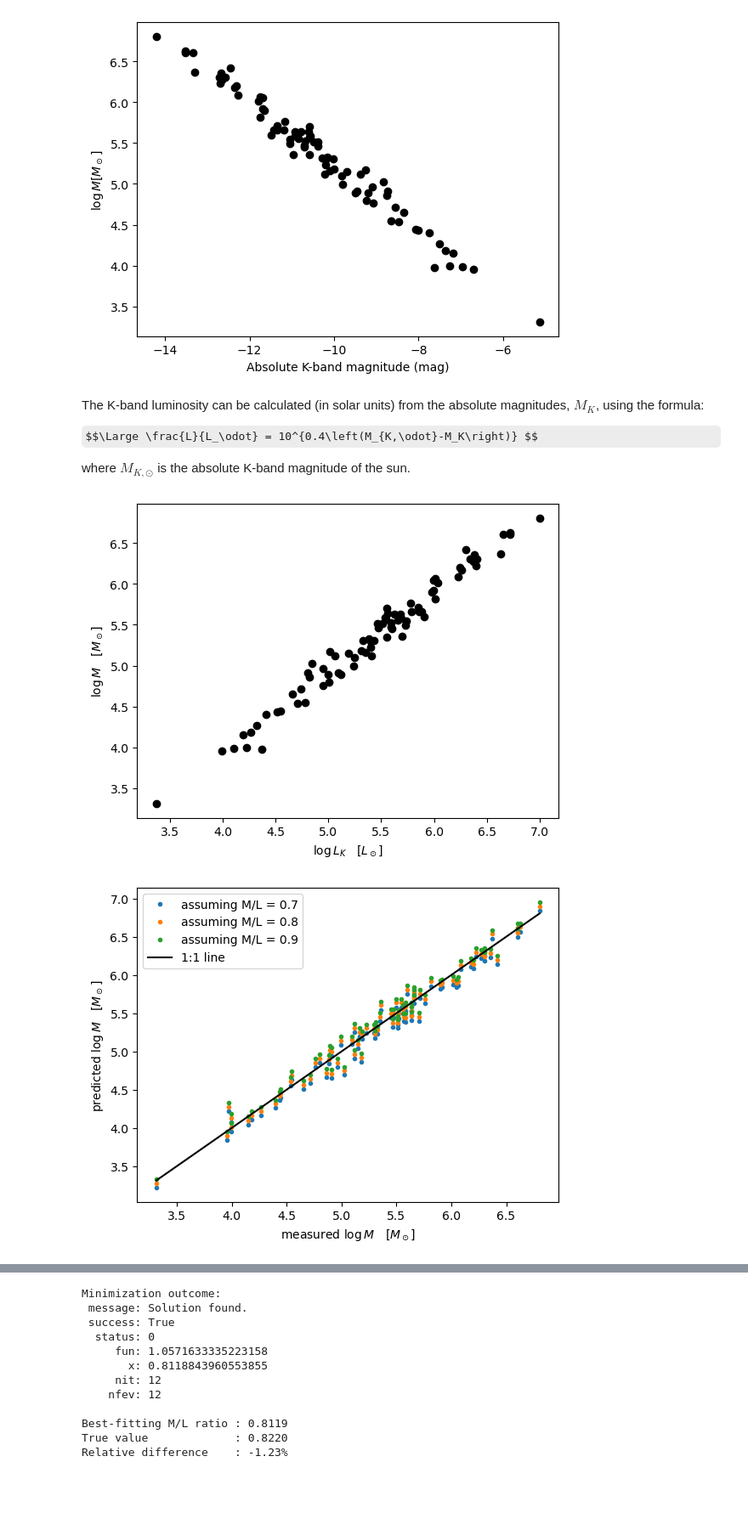
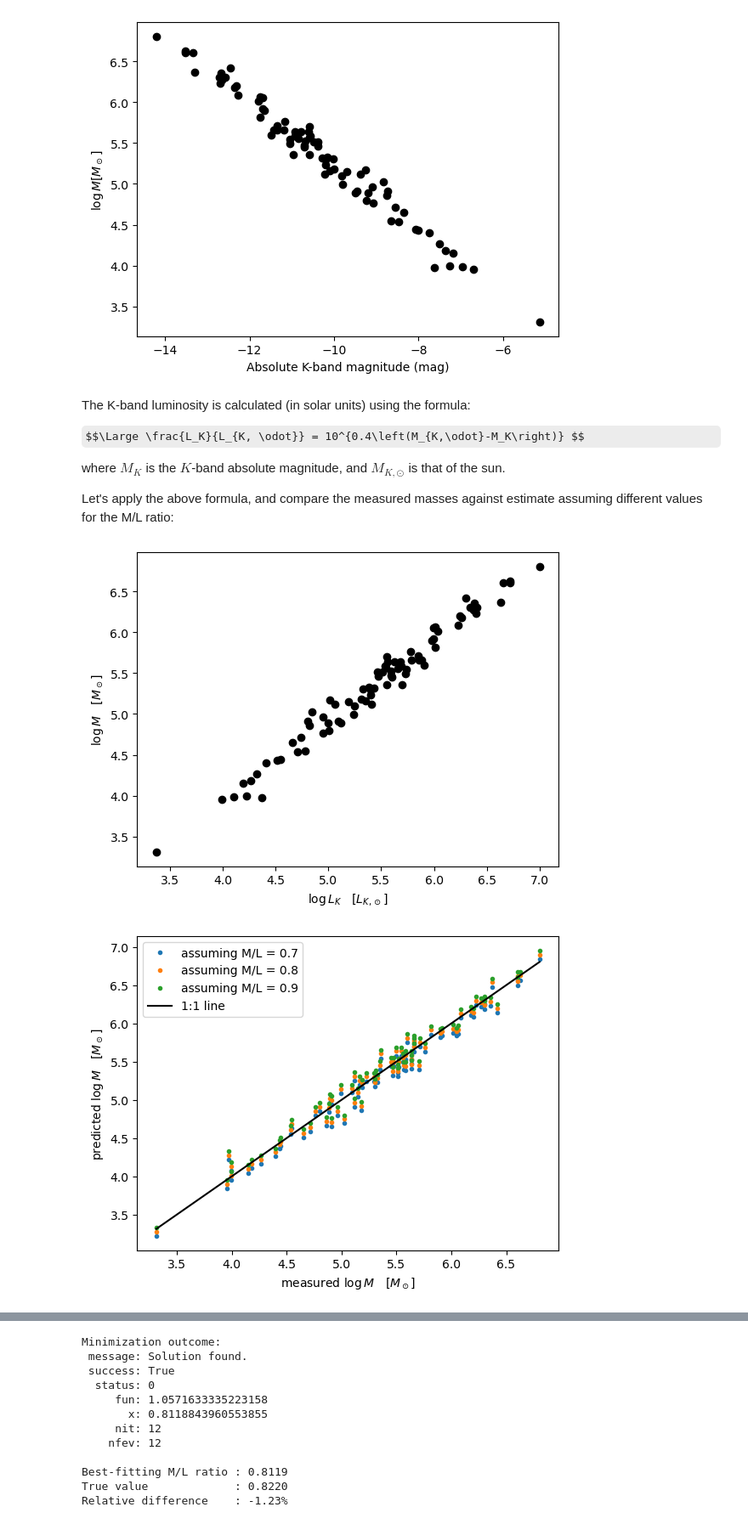
Before and after one commit to astrostatistics-in-crete/2023_summer_school, a Jupyter notebook: Classical/Classical_1.ipynb, the cells around one changed output, grey strips where cells are left out. Shown at 85% size. Saved outputs shown, nothing was run; the diff lists cells and outputs as text; code cells hidden in the pictures; some formulas as TeX source; blank space fills up the shorter version.

Commit message:
Correcting typos and adding an image to the hypothesis testing part

```diff
--- a/Classical/Classical_1.ipynb
+++ b/Classical/Classical_1.ipynb
@@ -57,40 +58,44 @@ plt.show()
 [figure]
 [figure]
 # %% [markdown]
-The K-band luminosity can be calculated (in solar units) from the absolute magnitudes, $M_K$, using the formula:
+The K-band luminosity is calculated (in solar units) using the formula:
 
-$$\Large \frac{L}{L_\odot} = 10^{0.4\left(M_{K,\odot}-M_K\right)} $$
+$$\Large \frac{L_K}{L_{K, \odot}} = 10^{0.4\left(M_{K,\odot}-M_K\right)} $$
 
-where $M_{K,\odot}$ is the absolute K-band magnitude of the sun.
+where $M_K$ is the $K$-band absolute magnitude, and $M_{K,\odot}$ is that of the sun.
+
+Let's apply the above formula, and compare the measured masses against estimate assuming different values for the M/L ratio:
 # %%
 M_K_SOLAR = 3.29   # Blanton & Roweis (2007)
+
 
 def get_K_band_luminosity(absolute_magnitudes):
     """Compute the K-band luminosity (in solar units)."""
     return 10.0 ** (0.4 * (M_K_SOLAR - absolute_magnitudes))
 
 def get_masses_from_K(absolute_magnitudes, mass_to_light_ratio):
     """Compute the mass from the K-band absolute magnitude and a M/L ratio."""
     K_band_luminosity = get_K_band_luminosity(absolute_magnitudes)
     return mass_to_light_ratio * K_band_luminosity
 
+
 plt.figure()
 plt.plot(np.log10(get_K_band_luminosity(K_absolute_magnitudes)), log_masses, "ko")
-plt.xlabel("$\log L_K \quad [L_\odot]$")
+plt.xlabel("$\log L_K \quad [L_{K, \odot}]$")
 plt.ylabel("$\log M \quad [M_\odot]$")
 plt.show()
 
 plt.figure()
 x_min, x_max = np.min(log_masses), np.max(log_masses)
 for ML_ratio in [0.7, 0.8, 0.9]:
     predicted_log_masses = np.log10(get_masses_from_K(K_absolute_magnitudes, ML_ratio))
     plt.plot(log_masses, predicted_log_masses, ".", label=f"assuming M/L = {ML_ratio:.2g}")
 plt.plot([x_min, x_max], [x_min, x_max], "k-", label="1:1 line")
 plt.ylabel("predicted $\log M \quad [M_\odot]$")
 plt.xlabel("measured $\log M \quad [M_\odot]$")
 plt.legend(loc="best")
 plt.show()
 # %% [output]
-[figure, old version]
+[figure, new version]
 [figure]
 # %% [markdown]
```
Also changed, not shown: parts of 17 cells of this notebook, 1 other file.
